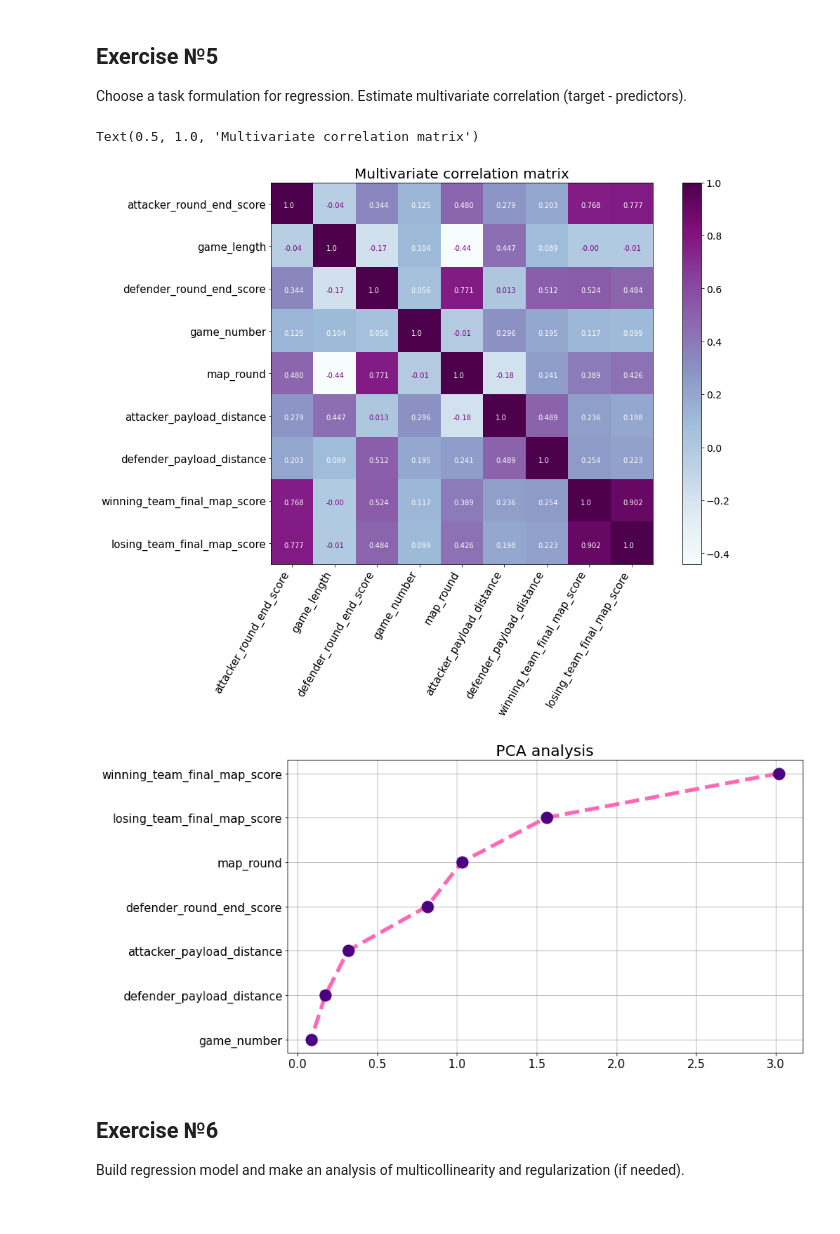
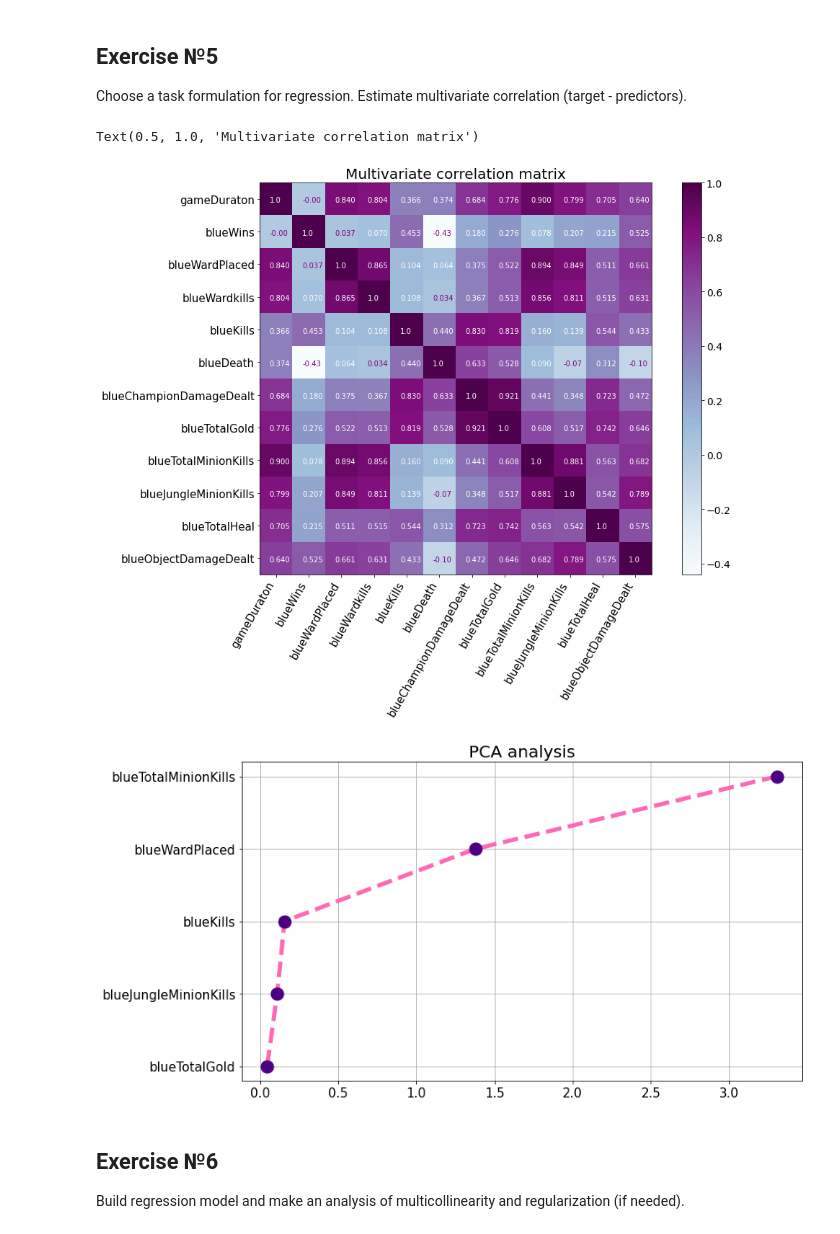
Before and after one commit to vandosik/M-M-MSA, a Jupyter notebook: Lab_2/lab_2.ipynb, the cells around one changed output. Cells and saved outputs as stored; diff of their text form; code cells hidden in the pictures.

```diff
--- a/Lab_2/lab_2.ipynb
+++ b/Lab_2/lab_2.ipynb
@@ -20,7 +21,7 @@ from prettytable import PrettyTable
 from sklearn.metrics import mean_squared_error, r2_score
 # %%
 # Dataset initialization
-path_to_file = '../Datasets/match_map_stats.csv'
+path_to_file = '../Datasets/Challenger_Ranked_Games.csv'
 source_df = pd.read_csv(path_to_file, engine='python')
 # source_df.columns = ["V"+str(i) for i in range(1, len(source_df.columns)+1)]  # rename column names to be similar to R naming convention
 # source_df.V2 = source_df.V2.astype(str)
@@ -247,8 +223,8 @@ corr_m = np.array(source_df.corr())
 # print(corr_m)
 plt.imshow(corr_m, cmap='BuPu')
 ax = plt.subplot()
-for i in range(0, 9):
-    for j in range(0, 9):
+for i in range(0, 12):
+    for j in range(0, 12):
         if corr_m[i,j]<0.05:
                 ax.text(-0.2+i, 0.1+j, str(corr_m[i,j])[:5], fontsize = 10, color='purple')
         else:
@@ -262,30 +238,39 @@ cb.ax.tick_params(labelsize=14)
 plt.title('Multivariate correlation matrix', fontsize=20)
 # %% [output]
 Text(0.5, 1.0, 'Multivariate correlation matrix')
-[figure, old version]
+[figure, new version]
 # %%
-pca_df = source_df[['winning_team_final_map_score',
-                    'losing_team_final_map_score',
-                    'map_round',
-                    'defender_round_end_score',
-                    'attacker_payload_distance',
-                    'defender_payload_distance',
-                    'game_number']]
+w = ['gameDuraton',
+    'blueWardPlaced',
+    'blueWardkills',
+    'blueKills',
+    'blueDeath',
+    'blueChampionDamageDealt',
+    'blueTotalGold',
+    'blueTotalMinionKills',
+    'blueJungleMinionKills',
+    'blueTotalHeal',
+    'blueObjectDamageDealt']
+pca_df = source_df[['blueTotalMinionKills',
+                    'blueWardPlaced',
+                    'blueKills',
+                    'blueJungleMinionKills',
+                    'blueTotalGold',]]
 pca_vars = sk.preprocessing.scale(pca_df)
 pca_vars = pd.DataFrame(pca_vars, index=pca_df.index, columns=pca_df.columns)
 
 plt.figure(figsize=(12,7))
-pca = sp.decomposition.PCA().fit(pca_vars)
+pca = PCA().fit(pca_vars)
 x = np.std(pca.transform(pca_vars), axis=0)**2
 y = - np.arange(len(x)) - 1
 plt.plot(x, y, "o", markersize=15, markerfacecolor='indigo', markeredgecolor='indigo', linewidth=5, linestyle='--', color='hotpink')
 plt.grid(True)
 plt.yticks(y, pca_vars.columns, fontsize=15)
 plt.xticks(fontsize=15)
 plt.title('PCA analysis', fontsize=20)
 plt.show()
 # %% [output]
-[figure, old version]
+[figure, new version]
 # %% [markdown]
 ## Exercise №6
 Build regression model and make an analysis of multicollinearity and regularization (if needed).
```
Also changed, not shown: parts of 15 cells of this notebook.
